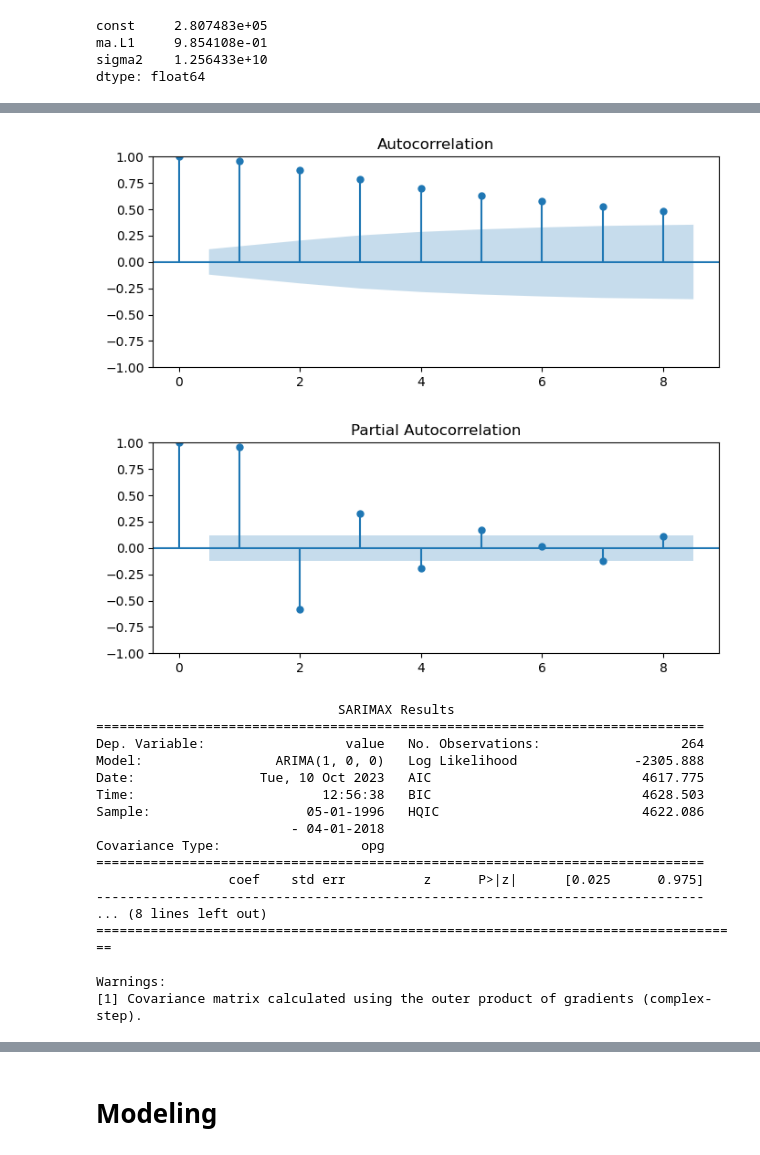
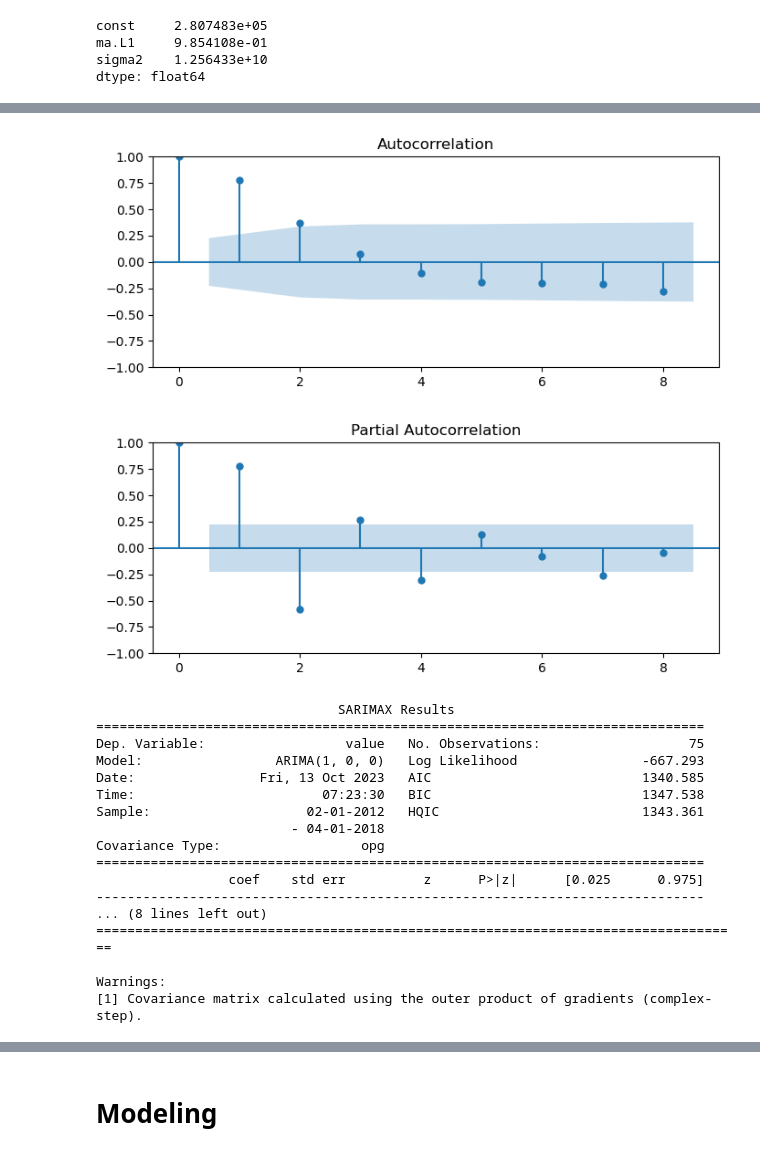
Before and after one commit to lalynjay/Time_series_analysis, a Jupyter notebook: Time_series_analysis.ipynb, the cells around one changed output, grey strips where cells are left out. Drawn from its saved outputs; the diff is of its cells as text; code cells hidden in the pictures.

```diff
--- a/Time_series_analysis.ipynb
+++ b/Time_series_analysis.ipynb
@@ -576,0 +511,2 @@ dtype: float64
+# %%
+recent_ts = series94804['2012':]
@@ -576,0 +560,4 @@ dtype: float64
+# %%
+recent_diff = recent_ts.diff().dropna()
+
+stationarity_check(recent_diff)
@@ -577,15 +576,15 @@ dtype: float64
 # %%
 fig, ax = plt.subplots(figsize=(8, 3))
-plot_acf(data_diff, ax=ax, lags=8);
+plot_acf(recent_diff, ax=ax, lags=8);
 # %% [output]
-[figure, old version]
+[figure, new version]
 # %%
 fig, ax = plt.subplots(figsize=(8, 3))
-plot_pacf(data_diff, ax=ax, lags=8, method="ywm");
+plot_pacf(recent_diff, ax=ax, lags=8, method="ywm");
 # %% [output]
-[figure, old version]
+[figure, new version]
 # %%
-mod2_arma = ARIMA(data_diff, order=(1, 0, 0))
+mod2_arma = ARIMA(recent_diff, order=(1, 0, 0))
 res2_arma = mod2_arma.fit()
 
 # Print out summary information on the fit
@@ -593,11 +592,11 @@ print(res2_arma.summary())
 # %% [output]
                                SARIMAX Results
 ==============================================================================
-Dep. Variable:                  value   No. Observations:                  264
-Model:                 ARIMA(1, 0, 0)   Log Likelihood               -2305.888
-Date:                Tue, 10 Oct 2023   AIC                           4617.775
-Time:                        12:56:38   BIC                           4628.503
-Sample:                    05-01-1996   HQIC                          4622.086
+Dep. Variable:                  value   No. Observations:                   75
+Model:                 ARIMA(1, 0, 0)   Log Likelihood                -667.293
+Date:                Fri, 13 Oct 2023   AIC                           1340.585
+Time:                        07:23:30   BIC                           1347.538
+Sample:                    02-01-2012   HQIC                          1343.361
                          - 04-01-2018
 Covariance Type:                  opg
 ==============================================================================
```
Also changed, not shown: parts of 34 cells of this notebook.
